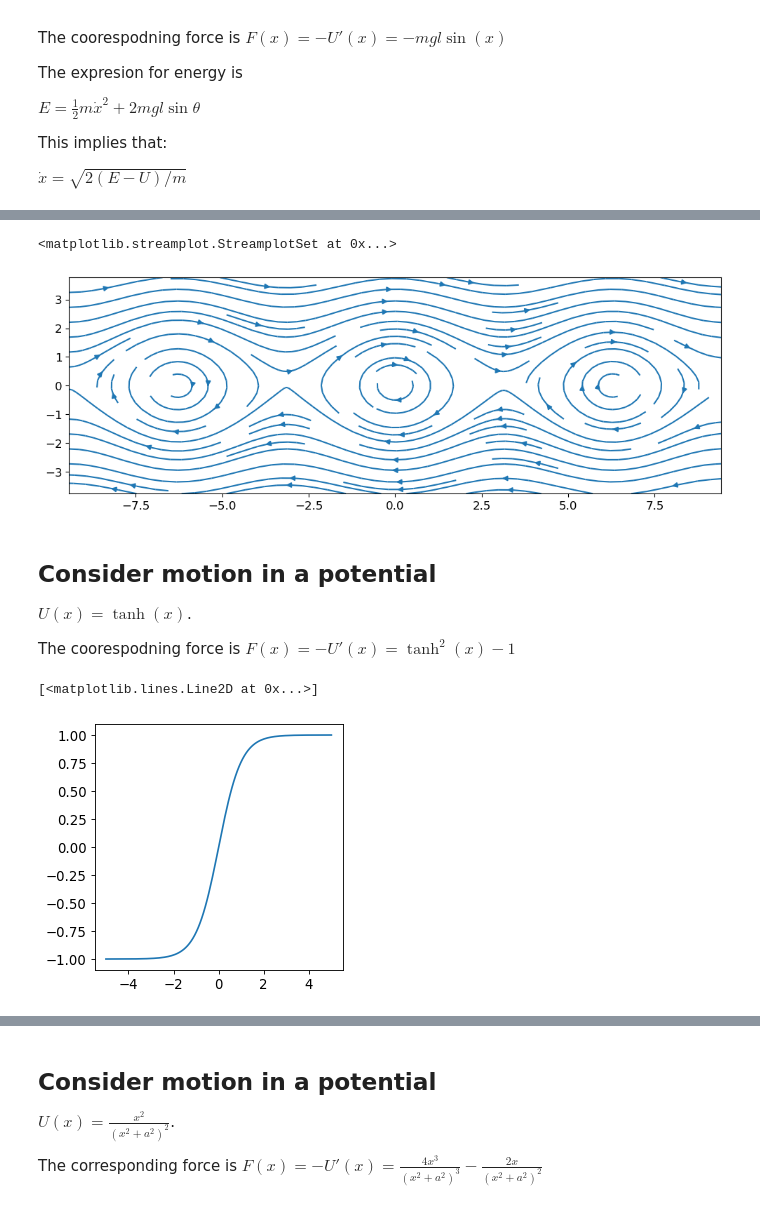
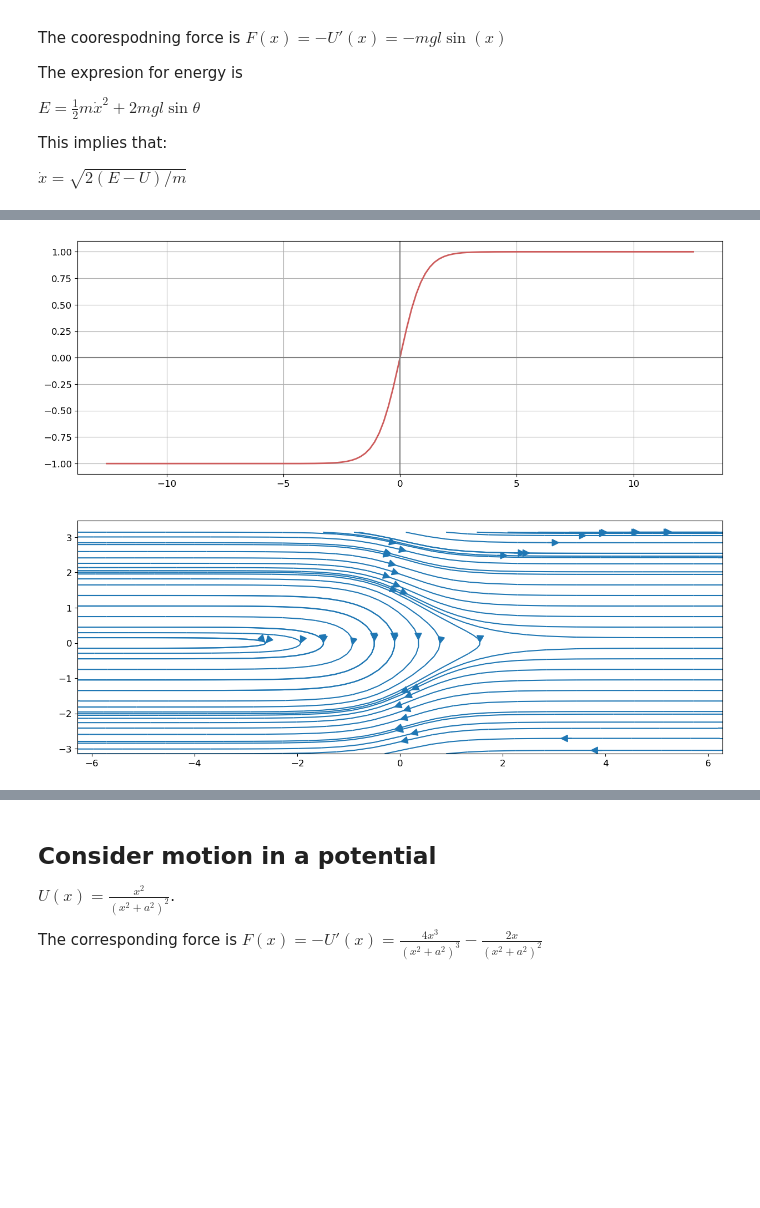
Before and after one commit to rajeshrinet/teaching, a Jupyter notebook: ex2-phasePortraits-streamplot.ipynb, the cells around one changed output, grey strips where cells are left out. Drawn from its saved outputs; the diff is of its cells as text; code cells hidden in the pictures; blank space fills up the shorter version.

```diff
--- a/ex2-phasePortraits-streamplot.ipynb
+++ b/ex2-phasePortraits-streamplot.ipynb
@@ -149,0 +141,20 @@ plt.plot(x, np.sin(x/2)**2)
+# %%
+plt.figure(figsize=(8, 12), dpi=100)
+
+plt.subplot(211)
+xx=4*np.pi;  x = np.linspace(-xx,xx,128);
+
+plt.plot(x,  x**3, lw=2, color='indianred')
+plt.axvline(x=0, c="gray", label="x=0")
+plt.axhline(y=0, c="gray", label="y=0")
+plt.grid()
+
+plt.subplot(212)
+
+Lx, Ly = 4*np.pi, 43
+Np =64
+xG, dot_xG = np.meshgrid(np.linspace(-Lx, Lx, Np), np.linspace(-Ly, Ly, Np))
+
+ddot_xG =  -3*xG**2
+
+plt.streamplot(xG, dot_xG, dot_xG, ddot_xG,density=0.5, broken_streamlines=False, arrowsize=2);
@@ -150,27 +169,22 @@ plt.plot(x, np.sin(x/2)**2)
 # %%
-plt.figure(figsize=(12, 4), dpi=100)
-Lx, Ly = 3*np.pi, 1.2*np.pi
-Np = 32
-xG, xdotG = np.meshgrid(np.linspace(-Lx, Lx, Np), np.linspace(-Ly, Ly, Np))
+plt.figure(figsize=(15, 12), dpi=100)
 
-xddotG = -np.sin(xG)
+plt.subplot(211)
+xx=4*np.pi;  x = np.linspace(-xx,xx,128);
 
-plt.streamplot(xG, xdotG, xdotG, xddotG)
+plt.plot(x, np.tanh(x), lw=2, color='indianred')
+plt.axvline(x=0, c="gray", label="x=0")
+plt.axhline(y=0, c="gray", label="y=0")
+plt.grid()
+
+plt.subplot(212)
+
+Lx, Ly = 2*np.pi, 1*np.pi
+Np =64
+xG, dot_xG = np.meshgrid(np.linspace(-Lx, Lx, Np), np.linspace(-Ly, Ly, Np))
+
+ddot_xG = np.tanh(xG)**2 -1
+
+plt.streamplot(xG, dot_xG, dot_xG, ddot_xG,density=0.75, broken_streamlines=False, arrowsize=2);
 # %% [output]
-<matplotlib.streamplot.StreamplotSet at 0x...>
-[figure, old version]
+[figure, new version]
-# %% [markdown]
-## Consider motion in a potential
-
-$U(x)=\tanh (x)$.
-
-The coorespodning force is $F(x)= - U'(x)=\tanh^2 (x)-1$
-# %%
-xx=5;  x = np.linspace(-xx,xx,128);
-
-plt.figure(figsize=(4, 4), dpi=80)
-
-plt.plot(x, np.tanh(x))
-# %% [output]
-[<matplotlib.lines.Line2D at 0x...>]
-[figure, removed]
```
Also changed, not shown: parts of 30 cells of this notebook, 1 other file.
